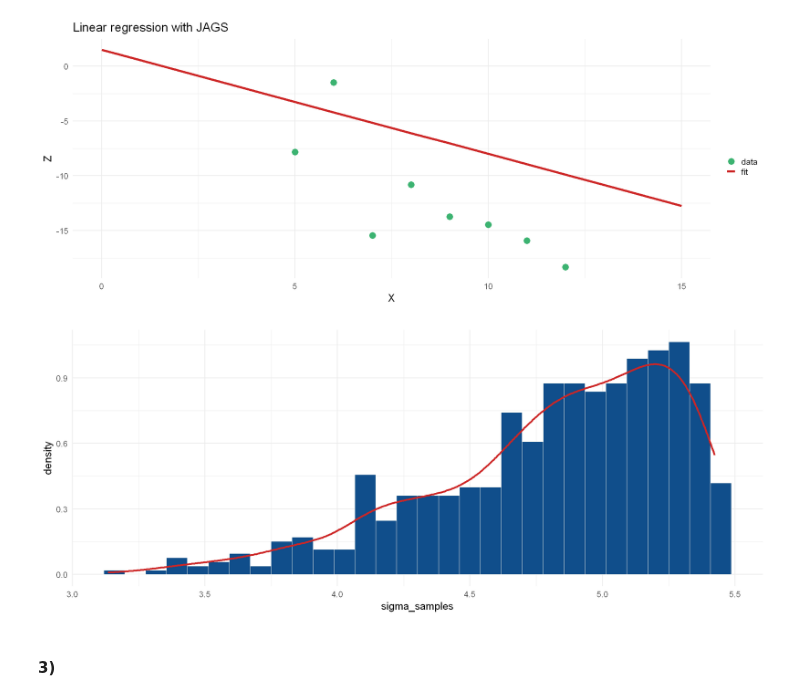
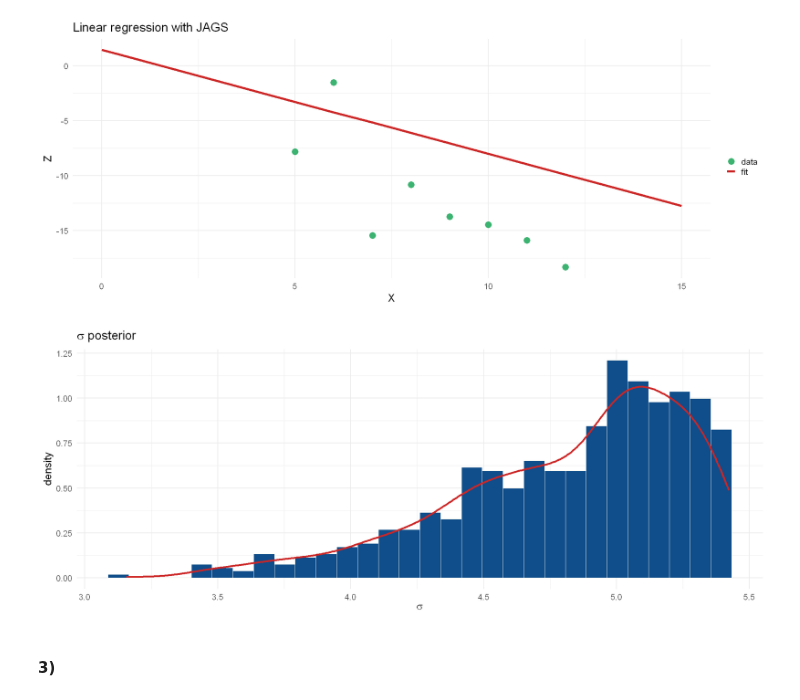
Before and after one commit to Berto70/advstat, a Jupyter notebook: ex5/Bertinelli_Gabriele_Rlab05.ipynb, the cells around one changed output. Saved outputs shown, nothing was run; the diff lists cells and outputs as text; code cells hidden in the pictures.

```diff
--- a/ex5/Bertinelli_Gabriele_Rlab05.ipynb
+++ b/ex5/Bertinelli_Gabriele_Rlab05.ipynb
@@ -353,18 +349,23 @@ plot(chain)
 # %%
-a.mean <- summary(chain)$statistics[1,1]
-b.mean <- summary(chain)$statistics[2,1]
-c.mean <- summary(chain)$statistics[3,1]
+a.mean <- summary(chain1)$statistics[1,1]
+b.mean <- summary(chain1)$statistics[2,1]
+c.mean <- summary(chain1)$statistics[3,1]
 
-a.sd <- summary(chain)$statistics[2,1]
-b.sd <- summary(chain)$statistics[2,2]
-c.sd <- summary(chain)$statistics[2,3]
+print(sprintf('Candidate value for a is: %.2f', a.mean))
+print(sprintf('Candidate value for b is: %.2f', b.mean))
+print(sprintf('Candidate value for c is: %.2f', c.mean))
+cat('\n')
 
-a.ci.lo <- summary(chain)$quantiles[1,1]
-a.ci.hi <- summary(chain)$quantiles[1,5]
-b.ci.lo <- summary(chain)$quantiles[2,1]
-b.ci.hi <- summary(chain)$quantiles[2,5]
-c.ci.lo <- summary(chain)$quantiles[3,1]
-c.ci.hi <- summary(chain)$quantiles[3,5]
+a.sd <- summary(chain1)$statistics[2,1]
+b.sd <- summary(chain1)$statistics[2,2]
+c.sd <- summary(chain1)$statistics[2,3]
+
+a.ci.lo <- summary(chain1)$quantiles[1,1]
+a.ci.hi <- summary(chain1)$quantiles[1,5]
+b.ci.lo <- summary(chain1)$quantiles[2,1]
+b.ci.hi <- summary(chain1)$quantiles[2,5]
+c.ci.lo <- summary(chain1)$quantiles[3,1]
+c.ci.hi <- summary(chain1)$quantiles[3,5]
 
 print(sprintf('a 0.95 CI is [%.2f, %.2f]', a.ci.lo, a.ci.hi))
 print(sprintf('b 0.95 CI is [%.2f, %.2f]', b.ci.lo, b.ci.hi))
@@ -393,21 +398,21 @@ interp
 # %% [output]
 [figure]
 # %%
-# Assuming you have already run the MCMC simulation and obtained samples using the previous code
-chain.df <- as.data.frame(as.mcmc(chain))
-# Extract samples for parameter c
-c_samples <- chain.df$c  # Assuming 'sigma.sq' represents c in your model
+chain1.df <- as.data.frame(as.mcmc(chain1))
 
-# Apply transformation function to obtain samples for f(a)
+c_samples <- chain1.df$c  # Assuming 'sigma.sq' represents c in your model
+
+
 sigma_samples <- 1 / sqrt(c_samples)
 
 sigma.post <- ggplot() +
     geom_histogram(aes(x=sigma_samples, after_stat(density)), bins = 30, color = "ivory", fill = "dodgerblue4") +
     geom_density(aes(x=sigma_samples), color = "firebrick3", lwd = 1.5) +
+    labs(title=TeX(r'(\sigma posterior)'), x=TeX(r'(\sigma)')) +
     theme_minimal(base_size = 18)
 
 sigma.post
 # %% [output]
-[figure, old version]
+[figure, new version]
 # %% [markdown]
 #### 3)
```
Also changed, not shown: parts of 8 cells of this notebook.
